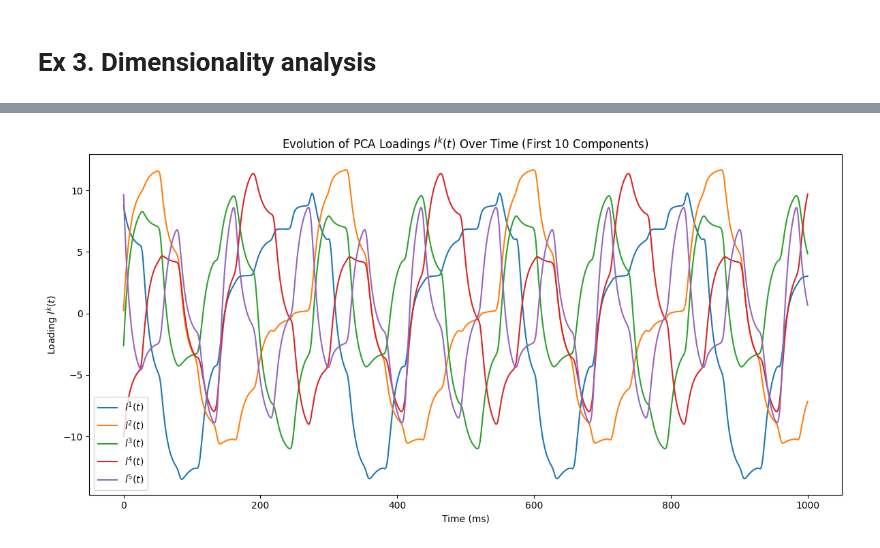
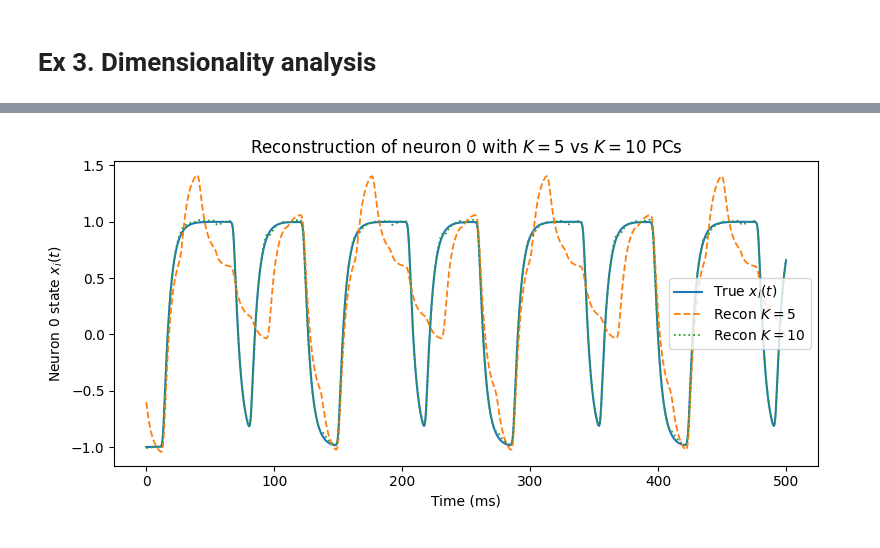
Before and after one commit to maverest/NX_465_mini_project, a Jupyter notebook: NX_465_mini_project.ipynb, the cells around one changed output, grey strips where cells are left out. Cells and saved outputs as stored; diff of their text form; code cells hidden in the pictures.

```diff
--- a/NX_465_mini_project.ipynb
+++ b/NX_465_mini_project.ipynb
@@ -888,28 +873,35 @@ plt.show()
-# %%
-
-N = 500
-P = 10
-T = 500
-dt = 0.5
-tau = 5
-t_delay = 2 * tau
-beta = 4
-#! meme param que 2.2
-P, X, M, = simulation_continuous(N = N, P = P, T=T, dt=dt, tau=tau, tau_delay=t_delay, beta=beta, control_cycle=False, plot = False)
-
-X = X.T  # shape: (N, T)
-
-_, _, loadings = perform_pca(X, center=True)
-
-plt.figure(figsize=(12, 6))
-for k in range(5):
-    plt.plot(loadings[k], label=f"$l^{k+1}(t)$")
-plt.xlabel("Time (ms)")
-plt.ylabel("Loading $l^k(t)$")
-plt.title("Evolution of PCA Loadings $l^k(t)$ Over Time (First 10 Components)")
-plt.legend()
-plt.grid(False)
-plt.tight_layout()
-plt.show()
-# %% [output]
-[figure, removed]
+# %%
+import numpy as np
+import matplotlib.pyplot as plt
+
+def reconstruct_from_pcs(X, eigvecs, loadings, K):
+
+    # reconstruct: sum_{k=1}^K l_k(t) * v_k
+    V_K = eigvecs[:, :K]         # N×K
+    L_K = loadings[:K, :]        # K×T
+    Xc_hat = V_K @ L_K           # N×T
+    # add the mean back
+    return Xc_hat + X.mean(axis=1, keepdims=True)
+
+P = 10
+K1, K2 = P//2, P
+
+X_hat_K1 = reconstruct_from_pcs(X, eigvecs, loadings, K1)
+X_hat_K2 = reconstruct_from_pcs(X, eigvecs, loadings, K2)
+
+# pick one neuron to plot, e.g. neuron index i=0
+i = 0
+t_vec = np.arange(X.shape[1]) * dt  # if dt is your simulation time‐step
+
+plt.figure(figsize=(8,4))
+plt.plot(t_vec, X[i],     label='True $x_i(t)$',   lw=1.5)
+plt.plot(t_vec, X_hat_K1[i], '--', label=f'Recon $K={K1}$', lw=1.3)
+plt.plot(t_vec, X_hat_K2[i], ':', label=f'Recon $K={K2}$', lw=1.3)
+plt.xlabel('Time (ms)')
+plt.ylabel(f'Neuron {i} state $x_i(t)$')
+plt.legend()
+plt.title(f'Reconstruction of neuron {i} with $K={K1}$ vs $K={K2}$ PCs')
+plt.tight_layout()
+plt.show()
+# %% [output]
+[figure, added]
```
Also changed, not shown: parts of 1 cell of this notebook.
